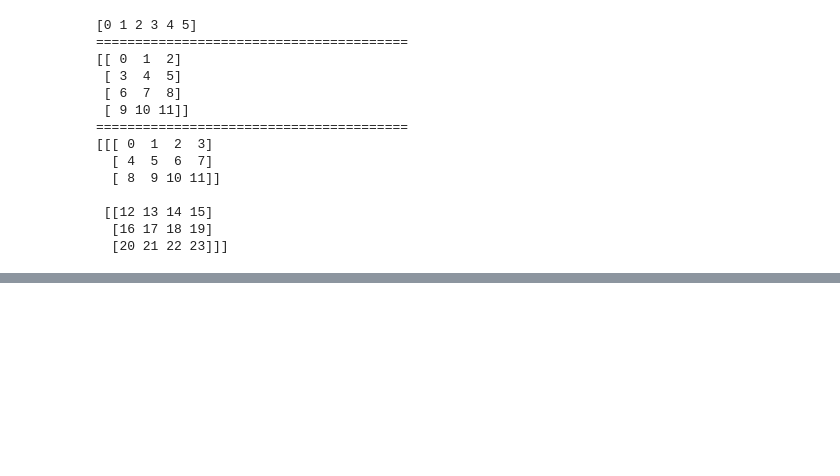
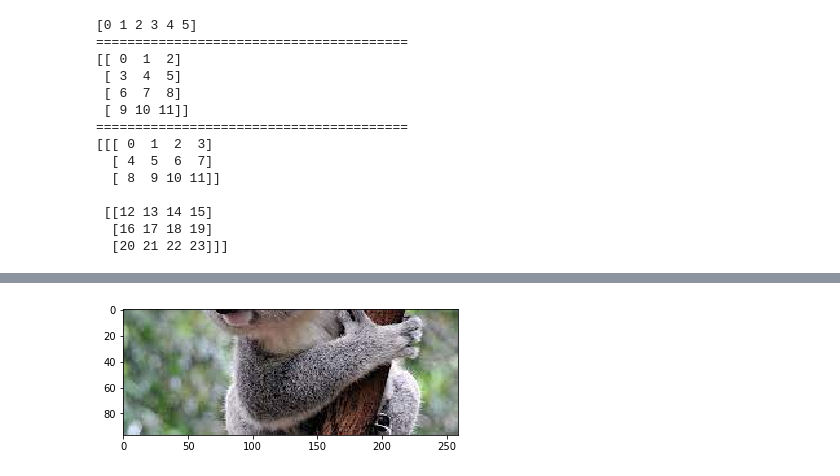
Before and after one commit to rajeshpp/Python-learn, a Jupyter notebook: docs/jupyter_notebooks/AI_ML_DS_Libs/numpy.ipynb, the cells around one changed output, grey strips where cells are left out. Cells and saved outputs as stored; diff of their text form; code cells hidden in the pictures; blank space fills up the shorter version.

```diff
--- a/docs/jupyter_notebooks/AI_ML_DS_Libs/numpy.ipynb
+++ b/docs/jupyter_notebooks/AI_ML_DS_Libs/numpy.ipynb
@@ -118,0 +450,5 @@ print(c)
+# %%
+plt.imshow(x2)
+plt.show()
+# %% [output]
+[figure, added]
```
Also changed, not shown: parts of 187 cells of this notebook, 12 other files.
